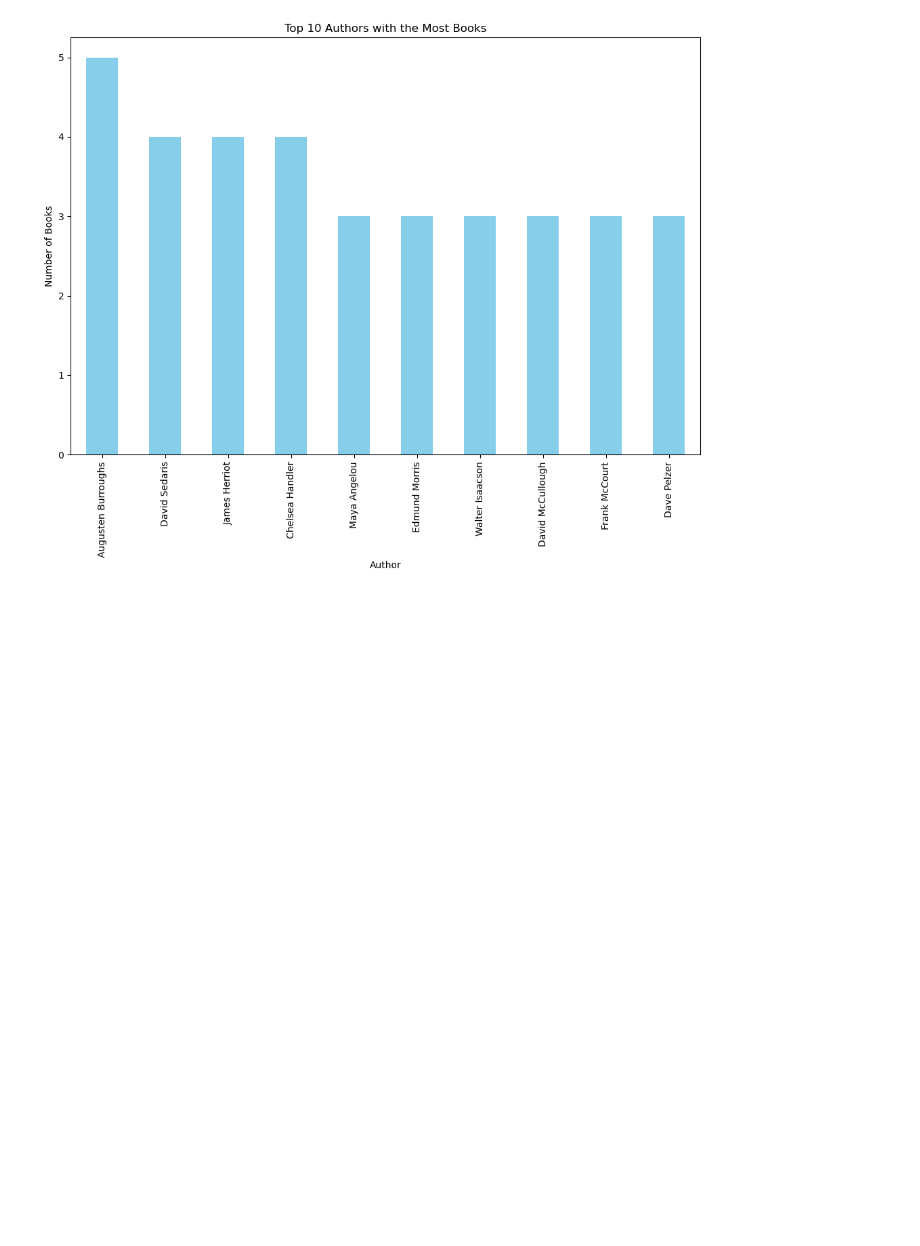
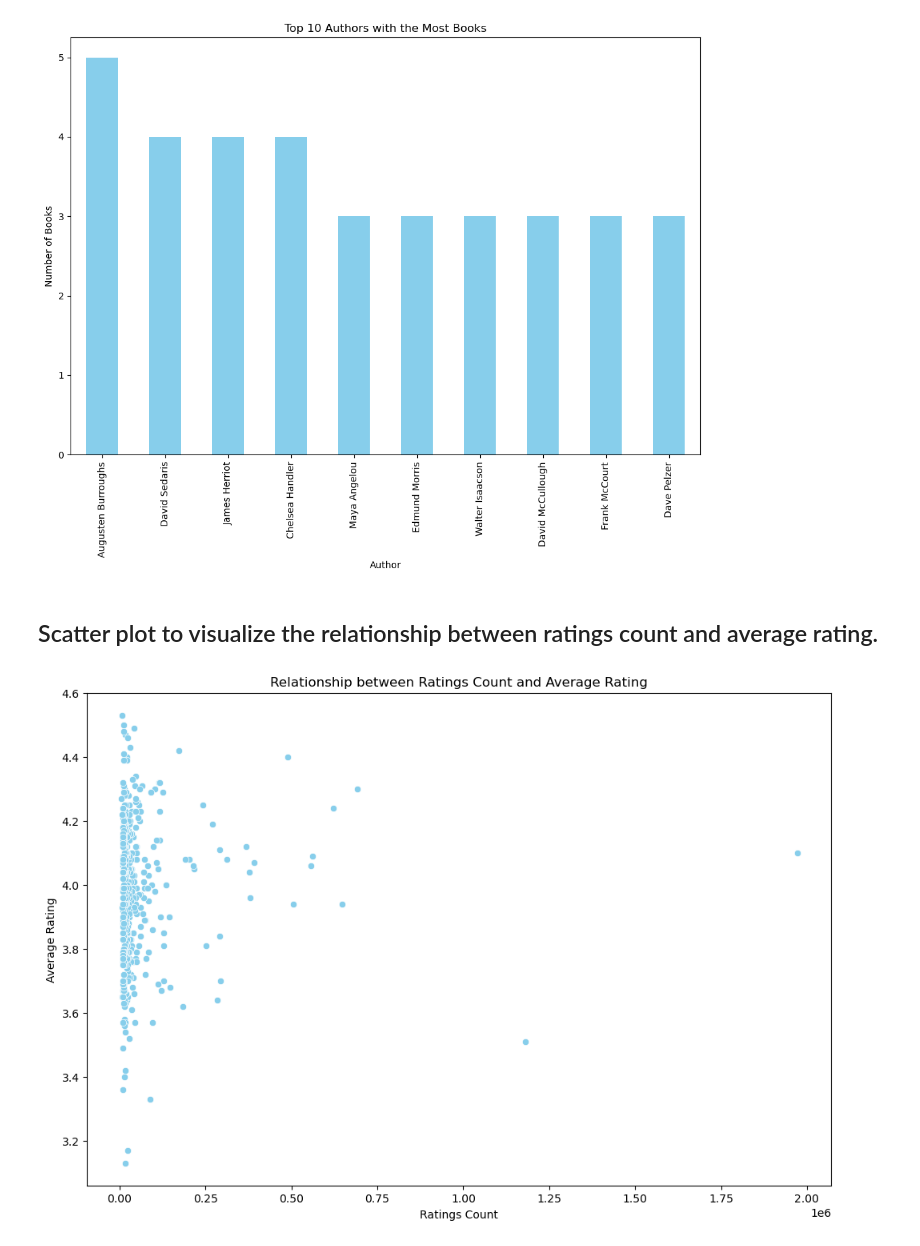
Before and after one commit to ShubhamGupta2505/randomwalk-ds-assessment, a Jupyter notebook: Assignment.ipynb, the cells around one changed output. Saved outputs shown, nothing was run; the diff lists cells and outputs as text; code cells hidden in the pictures; blank space fills up the shorter version.

```diff
--- a/Assignment.ipynb
+++ b/Assignment.ipynb
@@ -194,3 +194,13 @@ plt.title('Top 10 Authors with the Most Books')
 plt.show()
 # %% [output]
 [figure]
+# %% [markdown]
+## Scatter plot to visualize the relationship between ratings count and average rating.
+# %%
+sns.scatterplot(x='ratings_count', y='average_rating', data=books_df, color='skyblue')
+plt.xlabel('Ratings Count')
+plt.ylabel('Average Rating')
+plt.title('Relationship between Ratings Count and Average Rating')
+plt.show()
+# %% [output]
+[figure, added]
```
Also changed, not shown: parts of 4 cells of this notebook.
